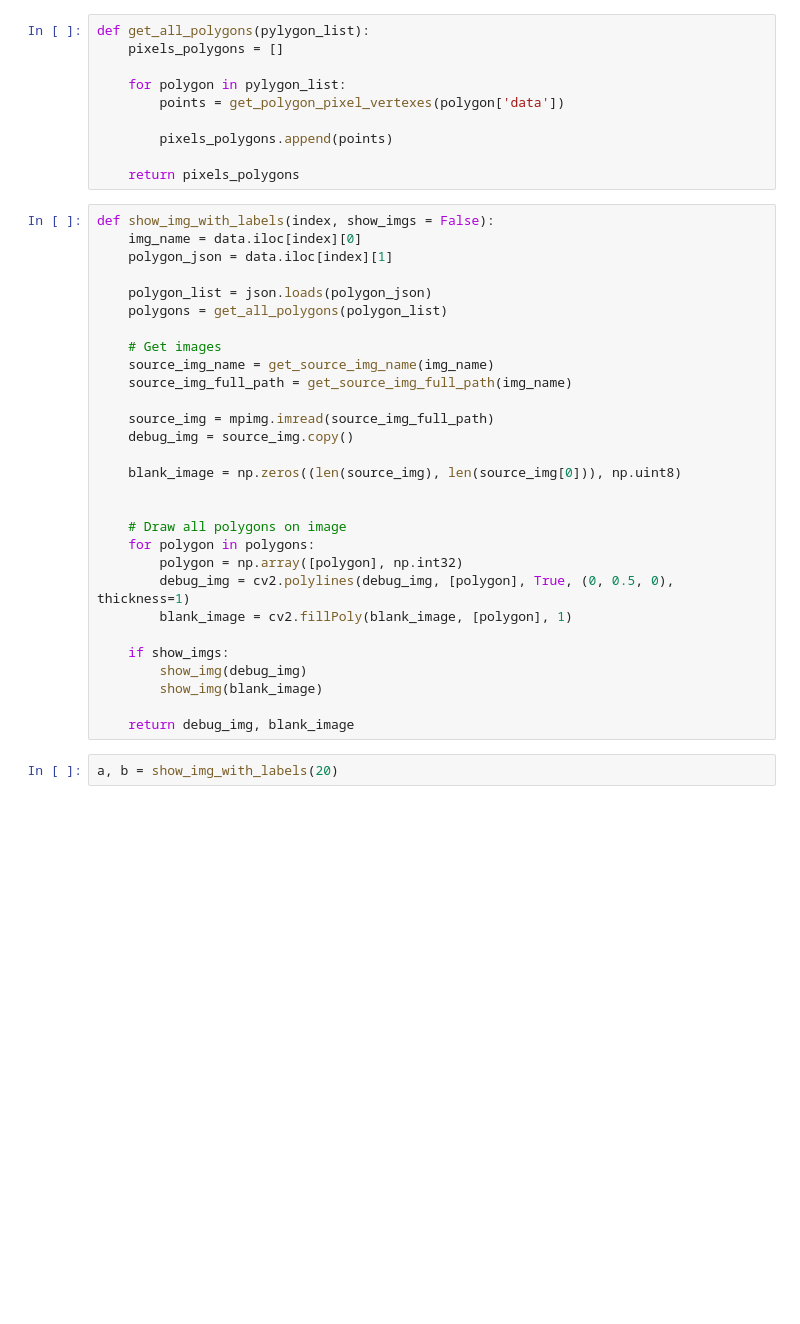
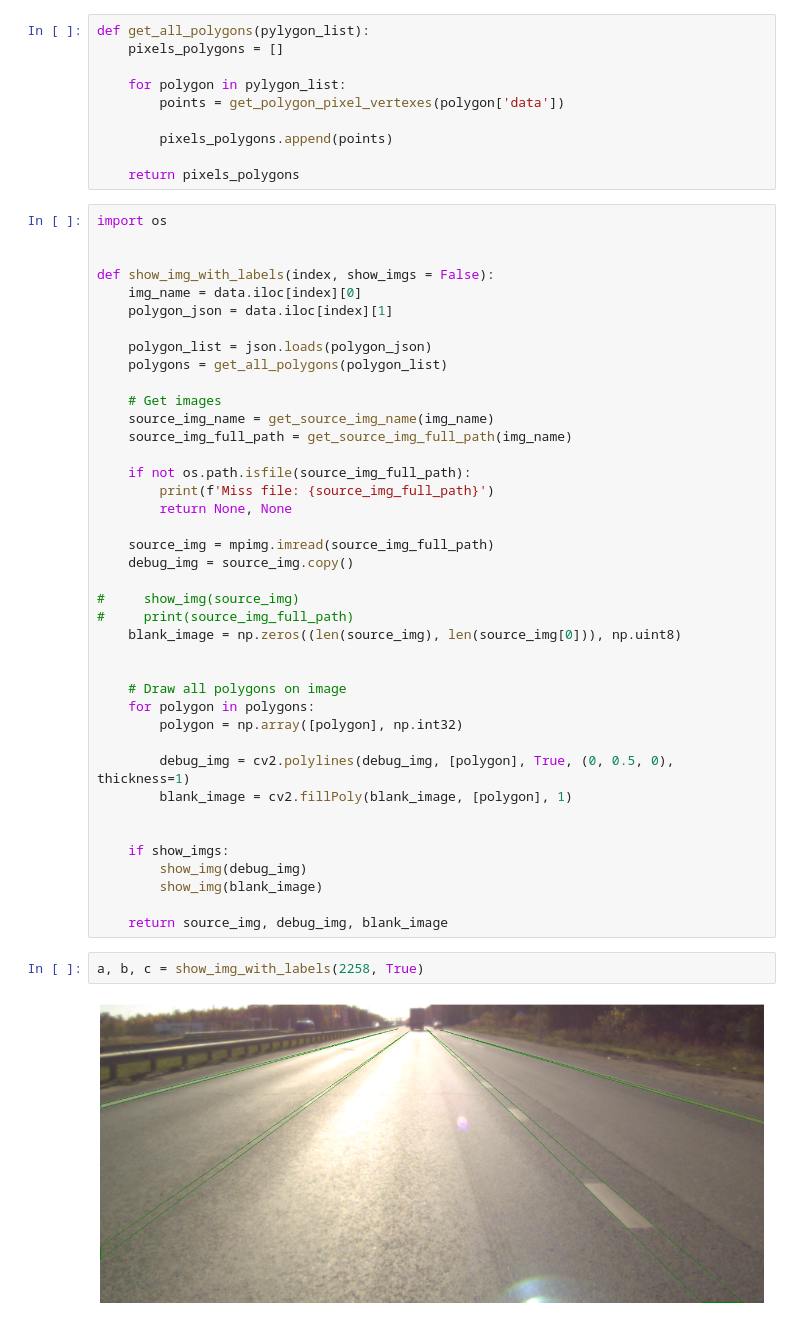
Before and after one commit to TechToker/Lane-segmentation, a Jupyter notebook: crowd_data_converter.ipynb, the cells around one changed output. Saved outputs shown, nothing was run; the diff lists cells and outputs as text; blank space fills up the shorter version.

```diff
--- a/crowd_data_converter.ipynb
+++ b/crowd_data_converter.ipynb
@@ -128,6 +126,9 @@ def get_all_polygons(pylygon_list):
 
     return pixels_polygons
 # %%
+import os
+
+
 def show_img_with_labels(index, show_imgs = False):
     img_name = data.iloc[index][0]
     polygon_json = data.iloc[index][1]
@@ -139,22 +140,32 @@ def show_img_with_labels(index, show_imgs = False):
     source_img_name = get_source_img_name(img_name)
     source_img_full_path = get_source_img_full_path(img_name)
 
+    if not os.path.isfile(source_img_full_path):
+        print(f'Miss file: {source_img_full_path}')
+        return None, None
+
     source_img = mpimg.imread(source_img_full_path)
     debug_img = source_img.copy()
 
+#     show_img(source_img)
+#     print(source_img_full_path)
     blank_image = np.zeros((len(source_img), len(source_img[0])), np.uint8)
 
 
     # Draw all polygons on image
     for polygon in polygons:
         polygon = np.array([polygon], np.int32)
+
         debug_img = cv2.polylines(debug_img, [polygon], True, (0, 0.5, 0), thickness=1)
         blank_image = cv2.fillPoly(blank_image, [polygon], 1)
+
 
     if show_imgs:
         show_img(debug_img)
         show_img(blank_image)
 
-    return debug_img, blank_image
+    return source_img, debug_img, blank_image
 # %%
-a, b = show_img_with_labels(20)
+a, b, c = show_img_with_labels(2258, True)
+# %% [output]
+[figure, added]
```
Also changed, not shown: parts of 17 cells of this notebook, 2 other files.
